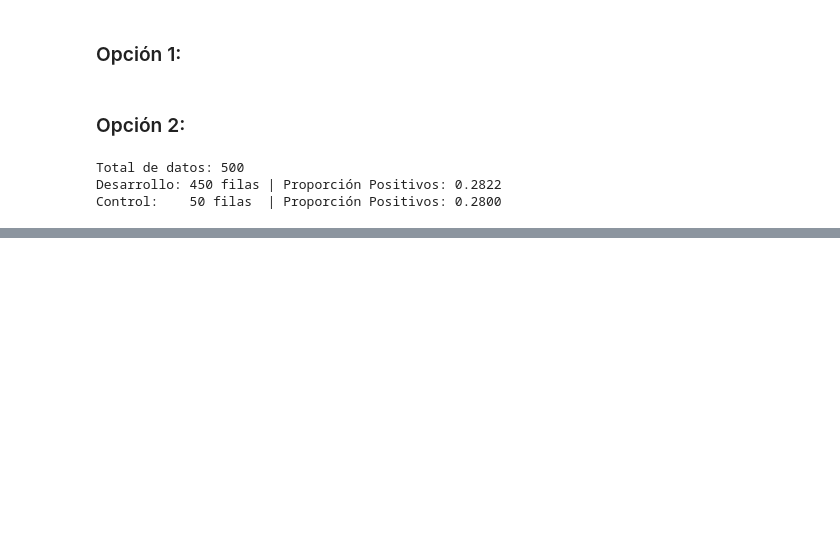
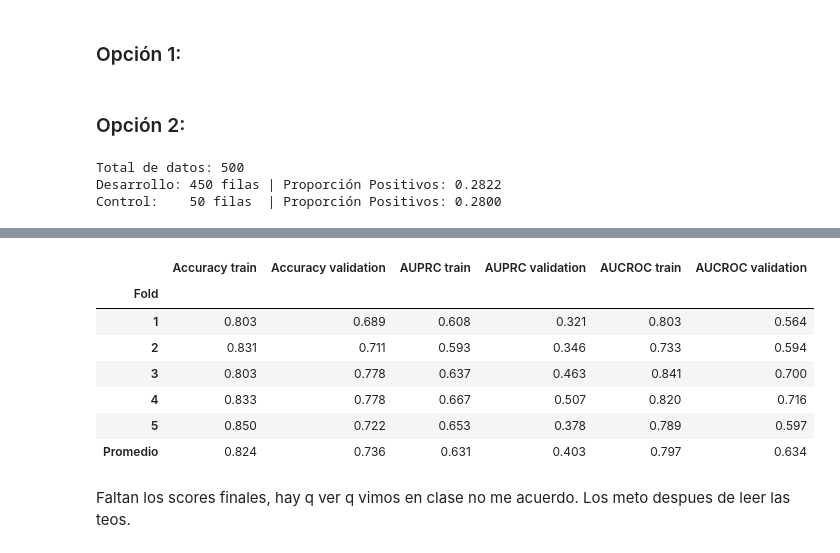
Before and after one commit to SoutoSebastian/TP-AprendizajeAutomatico1, a Jupyter notebook: src/notebook_tp.ipynb, the cells around one changed output, grey strips where cells are left out. Cells and saved outputs as stored; diff of their text form; code cells hidden in the pictures; blank space fills up the shorter version.

Commit message:
Agrego punto 2.1 y (2.2 - asignar scores finales por validacion, tengo que leer teoria antes)

```diff
--- a/src/notebook_tp.ipynb
+++ b/src/notebook_tp.ipynb
@@ -84,0 +91,3 @@ Control:    50 filas  | Proporción Positivos: 0.2800
+# %%
+X_train = data_dev.drop(columns=['target'])
+y_train = data_dev['target']
@@ -84,0 +98,4 @@ Control:    50 filas  | Proporción Positivos: 0.2800
+# %%
+#este modelo por ahora no se usa para nada, es la base
+mode_full_train = DecisionTreeClassifier(max_depth=3)
+mode_full_train.fit(X_train, y_train)
@@ -84,0 +113,2 @@ Control:    50 filas  | Proporción Positivos: 0.2800
+# %%
+kf = StratifiedKFold(n_splits=5, shuffle=True, random_state=912)#comoteduelelaco...
@@ -84,0 +189,8 @@ Control:    50 filas  | Proporción Positivos: 0.2800
+# %%
+results_df = pd.DataFrame(results_folds)
+
+#esto de aca abajo no lo tengo clarisimo tengo sueño mañana lo veo bien, es solo para ver resultados ahora
+results_df.index = range(1, len(results_df) + 1)
+results_df.index.name = "Fold"
+
+display(results_df.round(3))
@@ -84,0 +205,13 @@ Control:    50 filas  | Proporción Positivos: 0.2800
+# %%
+#agrego promedios
+results_df.loc["Promedio"] = results_df.mean()
+display(results_df.round(3))
+# %% [output]
+|  | Accuracy train | Accuracy validation | AUPRC train | AUPRC validation | AUCROC train | AUCROC validation |
+| Fold |  |  |  |  |  |  |
+| 1 | 0.803 | 0.689 | 0.608 | 0.321 | 0.803 | 0.564 |
+| 2 | 0.831 | 0.711 | 0.593 | 0.346 | 0.733 | 0.594 |
+| 3 | 0.803 | 0.778 | 0.637 | 0.463 | 0.841 | 0.700 |
+| 4 | 0.833 | 0.778 | 0.667 | 0.507 | 0.820 | 0.716 |
+| 5 | 0.850 | 0.722 | 0.653 | 0.378 | 0.789 | 0.597 |
+| Promedio | 0.824 | 0.736 | 0.631 | 0.403 | 0.797 | 0.634 |
@@ -84,0 +224,2 @@ Control:    50 filas  | Proporción Positivos: 0.2800
+# %% [markdown]
+Faltan los scores finales, hay q ver q vimos en clase no me acuerdo. Los meto despues de leer las teos.
```
Also changed, not shown: parts of 15 cells of this notebook.
